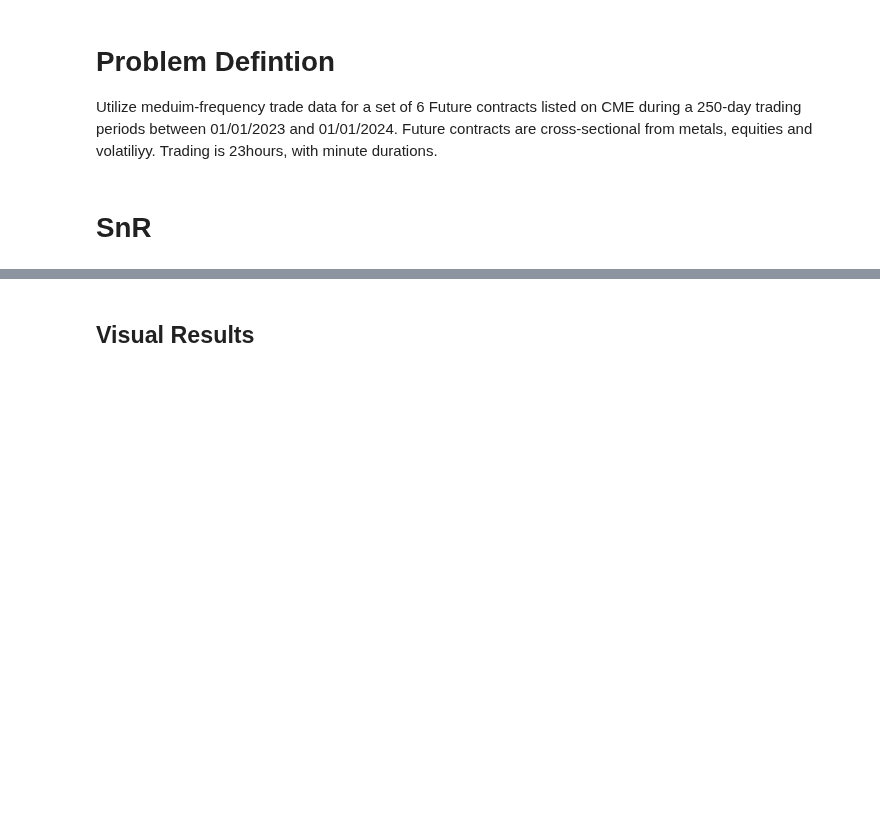
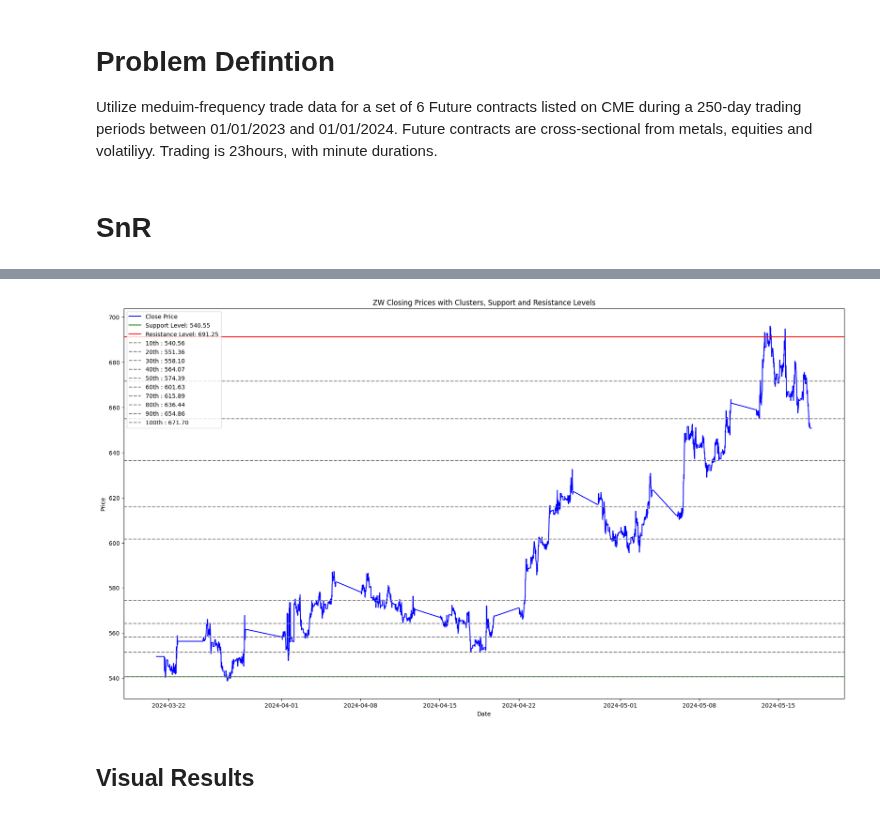
Before and after one commit to adamd1985/intra_day_futures_arb, a Jupyter notebook: ta_supportresistance.ipynb, the cells around one changed output, grey strips where cells are left out. Drawn from its saved outputs; the diff is of its cells as text; code cells hidden in the pictures; blank space fills up the shorter version.

```diff
--- a/ta_supportresistance.ipynb
+++ b/ta_supportresistance.ipynb
@@ -98,3 +241,28 @@ target_fut_df = futs_df[[f"{TARGET_FUT}_Close"]]
+# %%
+import matplotlib.pyplot as plt
+
+deciles = cluster_centers_df[f"{TARGET_FUT}_Close"].quantile(np.arange(0.,1.,0.1))
+
+# Plotting
+plt.figure(figsize=(22, 12))
+plt.plot(futs_df.index, futs_df[f"{TARGET_FUT}_Close"], label='Close Price', color='blue')
+
+# Plot support and resistance levels
+plt.axhline(y=support, color='green', linestyle='-', label=f'Support Level: {support:.2f}')
+plt.axhline(y=resistance, color='red', linestyle='-', label=f'Resistance Level: {resistance:.2f}')
+
+# Plot deciles
+for decile, value in deciles.items():
+    plt.axhline(y=value, linestyle='--', color='gray', label=f'{(decile+0.1)*100:.0f}th : {value:.2f}')
+
+
+plt.title(f"{TARGET_FUT} Closing Prices with Clusters, Support and Resistance Levels")
+plt.xlabel('Date')
+plt.ylabel('Price')
+plt.legend()
+plt.show()
+# %% [output]
+[figure, added]
 # %% [markdown]
 ## Visual Results
 # %% [markdown]
```
Also changed, not shown: parts of 7 cells of this notebook, 1 other file.
